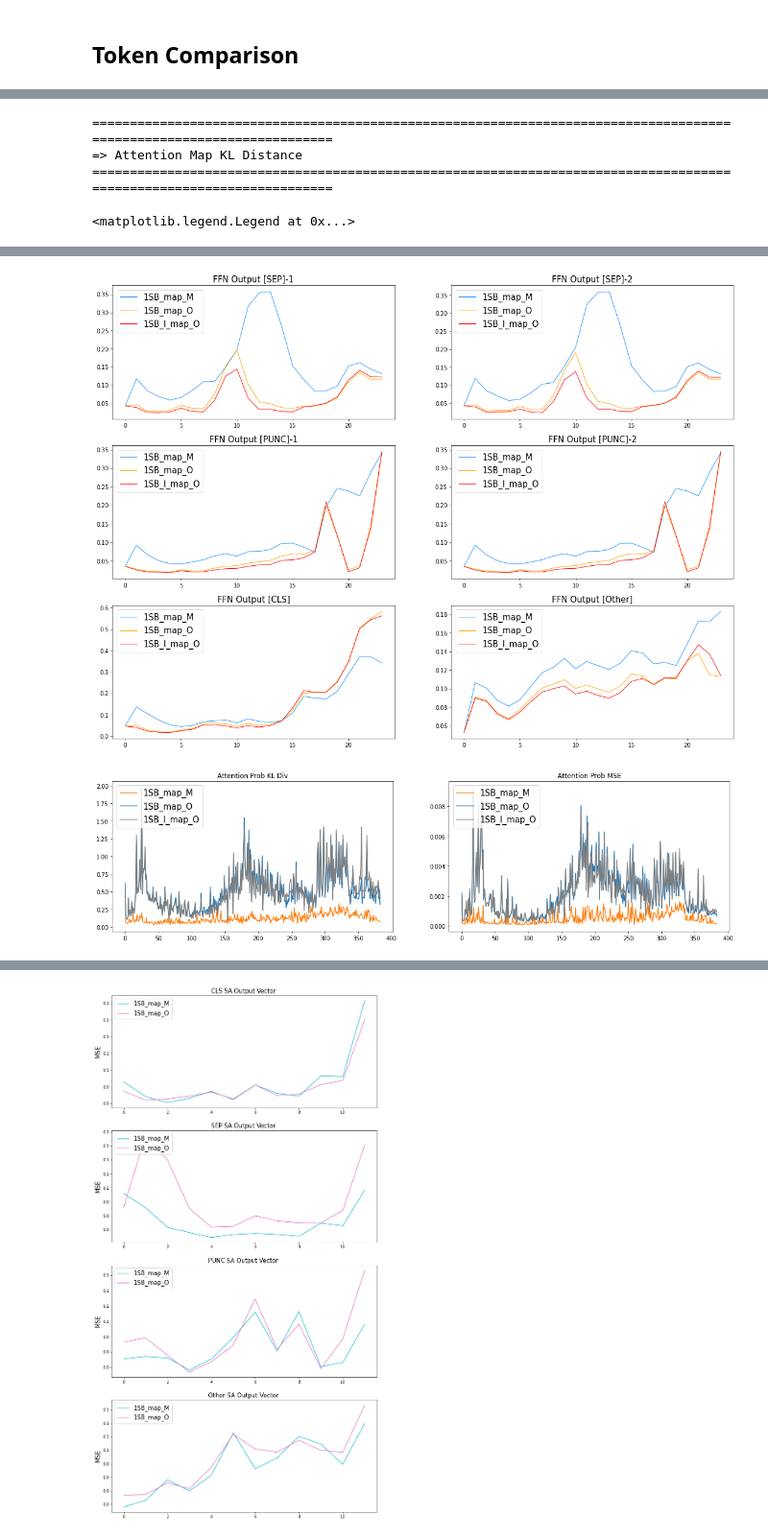
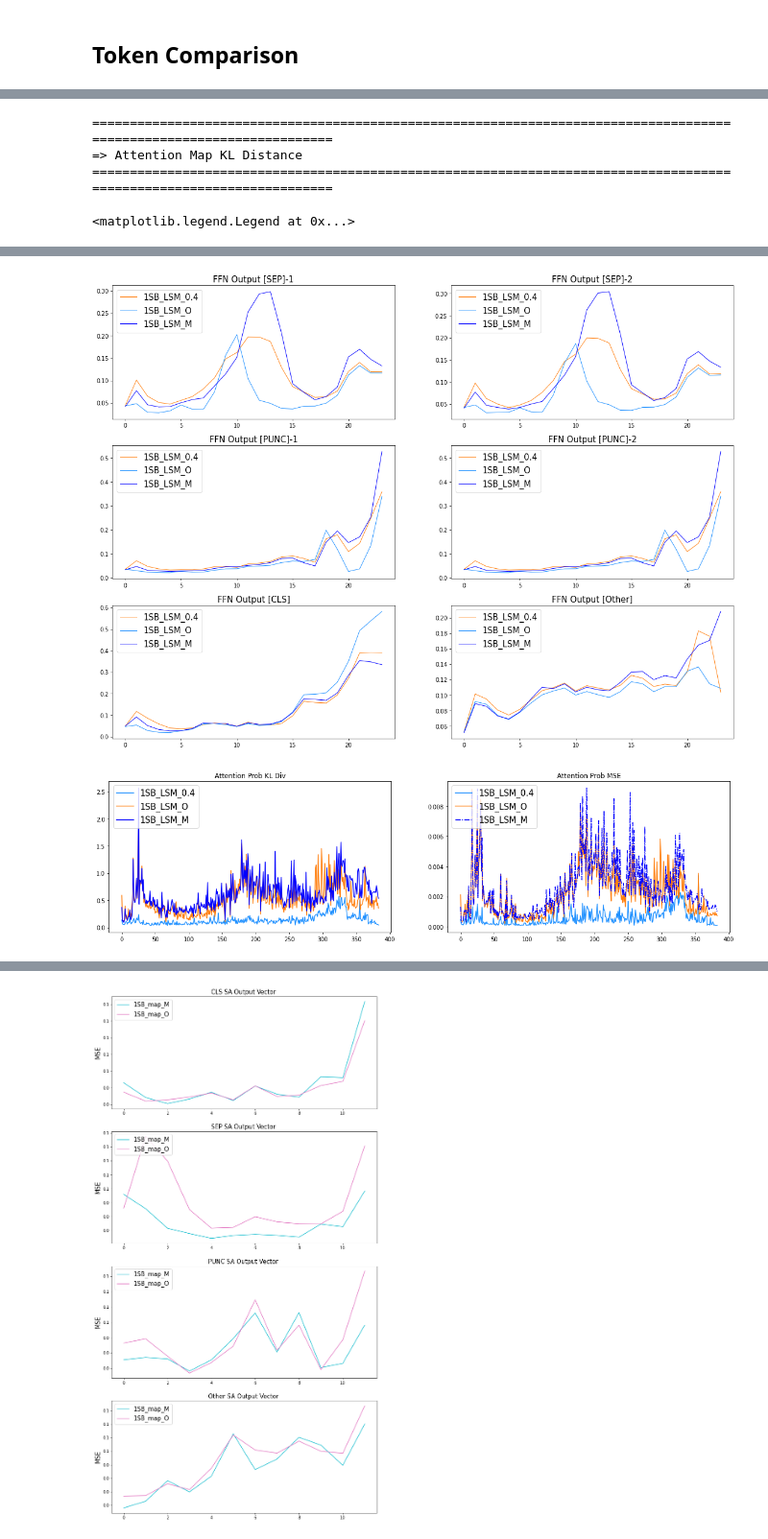
Before and after one commit to MarsJacobs/kd-qat-large-enc, a Jupyter notebook: Context_LN_Analysis.ipynb, the cells around one changed output, grey strips where cells are left out. Shown at 96% size. Saved outputs shown, nothing was run; the diff lists cells and outputs as text; code cells hidden in the pictures.

```diff
--- a/Context_LN_Analysis.ipynb
+++ b/Context_LN_Analysis.ipynb
@@ -425,13 +512,14 @@ teacher_model.to(device)
 teacher_model.eval()
 model = teacher_model
 
-ternary_name = "ternary_save"
-sarq_name_1 = "1SB_map_M"
-sarq_name_2 = "1SB_map_O"
-sarq_name_3 = "1SB_I_map_O"
+# ternary_name = "ternary_save"
+# sarq_name_1 = "1SB_map_M"
+# sarq_name_2 = "1SB_LSM_0.4"
+# sarq_name_3 = "1SB_LSM_O"
+# sarq_name_4 = "1SB_I_map_O"
 
-model_list = [ternary_name, sarq_name_1, sarq_name_2, sarq_name_3]
-model_list = model_list[1:]
+# model_list = [ternary_name, sarq_name_1, sarq_name_2, sarq_name_3]
+# model_list = model_list[1:]
 
 model_num = 0
 
@@ -461,7 +549,10 @@ for st_model_name in model_list:
     student_model.to(device)
     teacher_model.to(device)
     teacher_logits, teacher_atts, teacher_reps, teacher_probs, teacher_zip = teacher_model(input_ids_sliced.to(device))
-    student_logits, student_atts, student_reps, student_probs, student_zip = student_model(input_ids_sliced.to(device), teacher_probs=teacher_probs)
+    logits, loss, cls_loss, rep_loss, output_loss, attmap_loss, attscore_loss, coeff_list, student_zip  = student_model(input_ids_sliced.to(device), teacher_outputs=(teacher_probs, teacher_zip, teacher_reps, teacher_logits, teacher_atts), output_mode=output_mode, seq_lengths=seq_lengths)
+
+    # teacher_logits, teacher_atts, teacher_reps, teacher_probs, teacher_zip = teacher_model(input_ids_sliced.to(device))
+    # student_logits, student_atts, student_reps, student_probs, student_zip = student_model(input_ids_sliced.to(device), teacher_probs=teacher_probs)
 
     context_dict[f"{model_num}_sep_1"] = []; context_dict[f"{model_num}_sep_2"] = []; context_dict[f"{model_num}_cls"] = []; context_dict[f"{model_num}_punc_1"] = []; context_dict[f"{model_num}_punc_2"] = []; context_dict[f"{model_num}_other"] = []
     attn_dict[f"{model_num}_sep_1"] = []; attn_dict[f"{model_num}_sep_2"] = []; attn_dict[f"{model_num}_cls"] = []; attn_dict[f"{model_num}_punc_1"] = []; attn_dict[f"{model_num}_punc_2"] = []; attn_dict[f"{model_num}_other"] = []
@@ -472,8 +563,9 @@ for st_model_name in model_list:
 
     for l in range(layer_num):
         tc_attn_context, tc_attn_output, tc_value_vector, tc_sa_output = teacher_zip[l]
-        st_attn_context, st_attn_output, st_value_vector, st_sa_output = student_zip[l]
-        st_ffn_output = student_reps[l]
+        st_attn_context, st_attn_output, st_value_vector, st_sa_output = student_zip[0][l]
+        st_ffn_output = student_zip[2][l]
+        student_probs = student_zip[1]
         tc_ffn_output = teacher_reps[l]
 
         # Attention Output
@@ -729,9 +821,9 @@ def plot_token_rep(dict, layer_num, haed_num, two_sent, name=None, multi_head=Tr
     else:
         x_axis_num = layer_num
 
-    ax1_color = 'dodgerblue'#"tab:orange"
-    sarq_color = 'orange'# "tab:blue"
-    sarq_output_color_1 = "r"# "tab:gray"
+    ax1_color = "tab:orange"
+    sarq_color = "dodgerblue"
+    sarq_output_color_1 = "b"# "tab:gray"
     sarq_output_color_2 = "tab:pink"
 
     ax1.plot(list(range(x_axis_num)),dict["0_sep_1"], label=model_list[0], color=ax1_color, linewidth=line_w)
@@ -789,9 +881,9 @@ print("=> Attention Map KL Distance")
 print("=====================================================================================================================")
 # prob_dict[f"{model_num}_kl_div"] = []; prob_dict[f"{model_num}_mse"] = []
 x_axis_num = layer_num * head_num
-ax1_color = "tab:orange"
-sarq_color = "tab:blue"
-sarq_output_color_1 = "tab:gray"
+ax1_color = "dodgerblue"
+sarq_color = "tab:orange"
+sarq_output_color_1 = "b"
 font_size = 15
 line_w = 1.5
 fig, (ax1, ax2) = plt.subplots(1,2, figsize=(20, 5), dpi=70)
@@ -803,7 +895,7 @@ ax1.legend(fontsize=font_size, loc=2)
 
 ax2.plot(list(range(x_axis_num)),prob_dict["0_mse"], label=model_list[0], color=ax1_color, linewidth=line_w)
 ax2.plot(list(range(x_axis_num)),prob_dict["1_mse"], label=model_list[1], color=sarq_color, linewidth=line_w)
-ax2.plot(list(range(x_axis_num)),prob_dict["2_mse"], label=model_list[2], color=sarq_output_color_1, linewidth=line_w)
+ax2.plot(list(range(x_axis_num)),prob_dict["2_mse"], label=model_list[2], color=sarq_output_color_1, linewidth=line_w, linestyle="-.")
 ax2.set_title("Attention Prob MSE")
 ax2.legend(fontsize=font_size, loc=2)
 # %% [output]
@@ -818,5 +910,5 @@ ax2.legend(fontsize=font_size, loc=2)
-[figure, old version]
+[figure, new version]
-[figure, old version]
+[figure, new version]
 # %%
 seed=42
 random.seed(seed)
```
Also changed, not shown: parts of 11 cells of this notebook, 8 other files.
